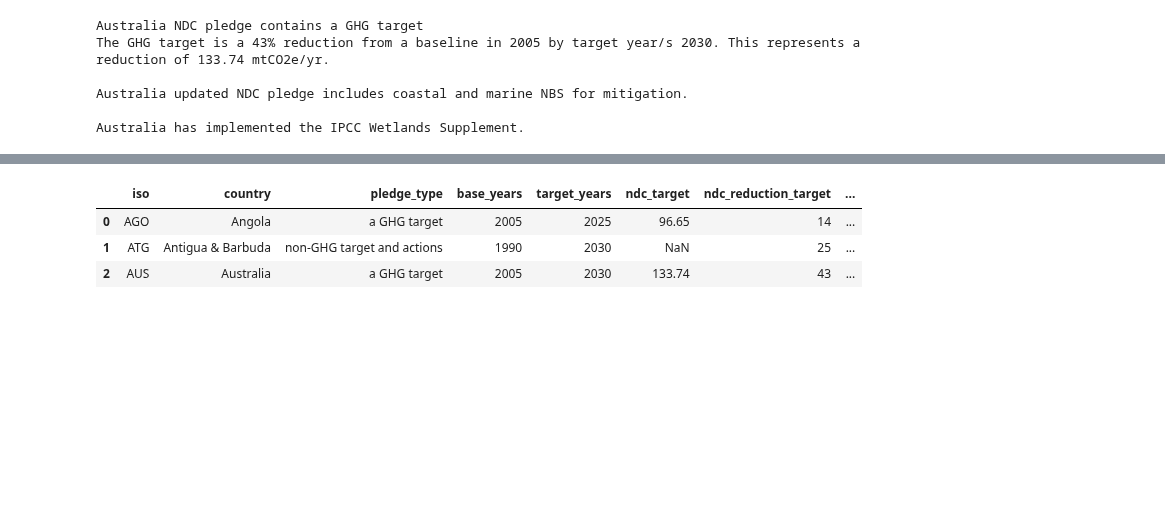
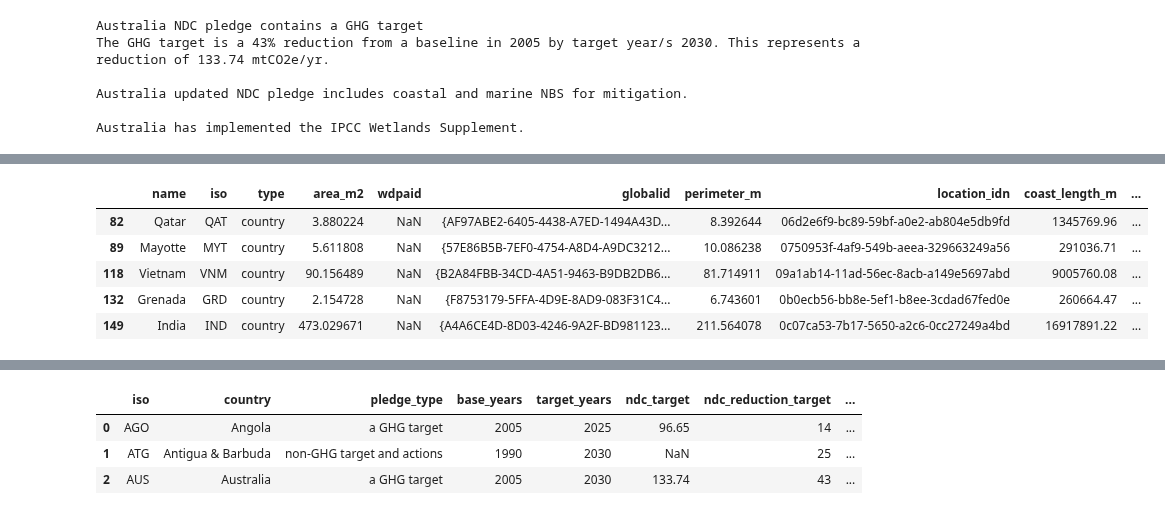
Before and after one commit to Vizzuality/mangrove-atlas, a Jupyter notebook: data/notebooks/Lab/data_processing/widgets-v2/international_status_data_processing.ipynb, the cells around one changed output, grey strips where cells are left out. Saved outputs shown, nothing was run; the diff lists cells and outputs as text; code cells hidden in the pictures; blank space fills up the shorter version.

```diff
--- a/data/notebooks/Lab/data_processing/widgets-v2/international_status_data_processing.ipynb
+++ b/data/notebooks/Lab/data_processing/widgets-v2/international_status_data_processing.ipynb
@@ -415,0 +475,12 @@ Australia has implemented the IPCC Wetlands Supplement.
+# %%
+locations_file = 'https://storage.googleapis.com/mangrove_atlas/boundaries/processed/location_final/locations_v3_not_merged_with_old.gpkg'
+locations = gpd.read_file(locations_file)
+locations = locations[locations['type'] == 'country']
+locations.head()
+# %% [output]
+|  | name | iso | type | area_m2 | wdpaid | globalid | perimeter_m | location_idn | coast_length_m | ... |
+| 82 | Qatar | QAT | country | 3.880224 | NaN | {AF97ABE2-6405-4438-A7ED-1494A43D... | 8.392644 | 06d2e6f9-bc89-59bf-a0e2-ab804e5db9fd | 1345769.96 | ... |
+| 89 | Mayotte | MYT | country | 5.611808 | NaN | {57E86B5B-7EF0-4754-A8D4-A9DC3212... | 10.086238 | 0750953f-4af9-549b-aeea-329663249a56 | 291036.71 | ... |
+| 118 | Vietnam | VNM | country | 90.156489 | NaN | {B2A84FBB-34CD-4A51-9463-B9DB2DB6... | 81.714911 | 09a1ab14-11ad-56ec-8acb-a149e5697abd | 9005760.08 | ... |
+| 132 | Grenada | GRD | country | 2.154728 | NaN | {F8753179-5FFA-4D9E-8AD9-083F31C4... | 6.743601 | 0b0ecb56-bb8e-5ef1-b8ee-3cdad67fed0e | 260664.47 | ... |
+| 149 | India | IND | country | 473.029671 | NaN | {A4A6CE4D-8D03-4246-9A2F-BD981123... | 211.564078 | 0c07ca53-7b17-5650-a2c6-0cc27249a4bd | 16917891.22 | ... |
```
Also changed, not shown: parts of 14 cells of this notebook.
